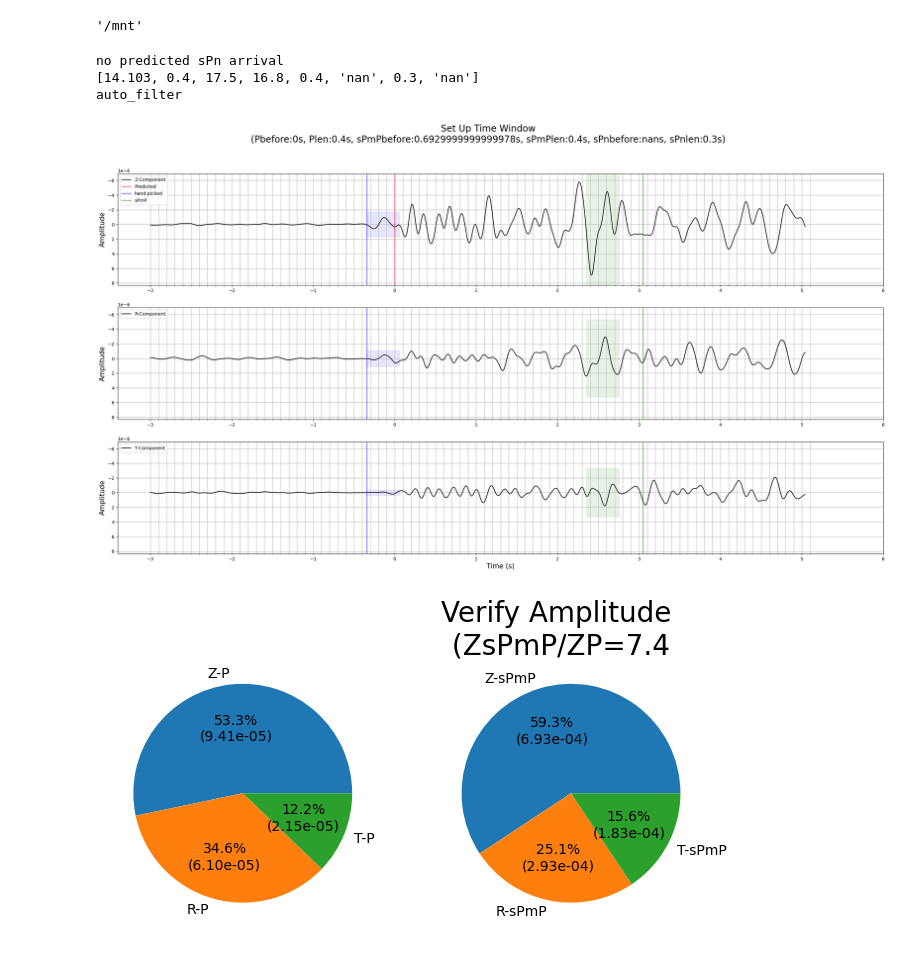
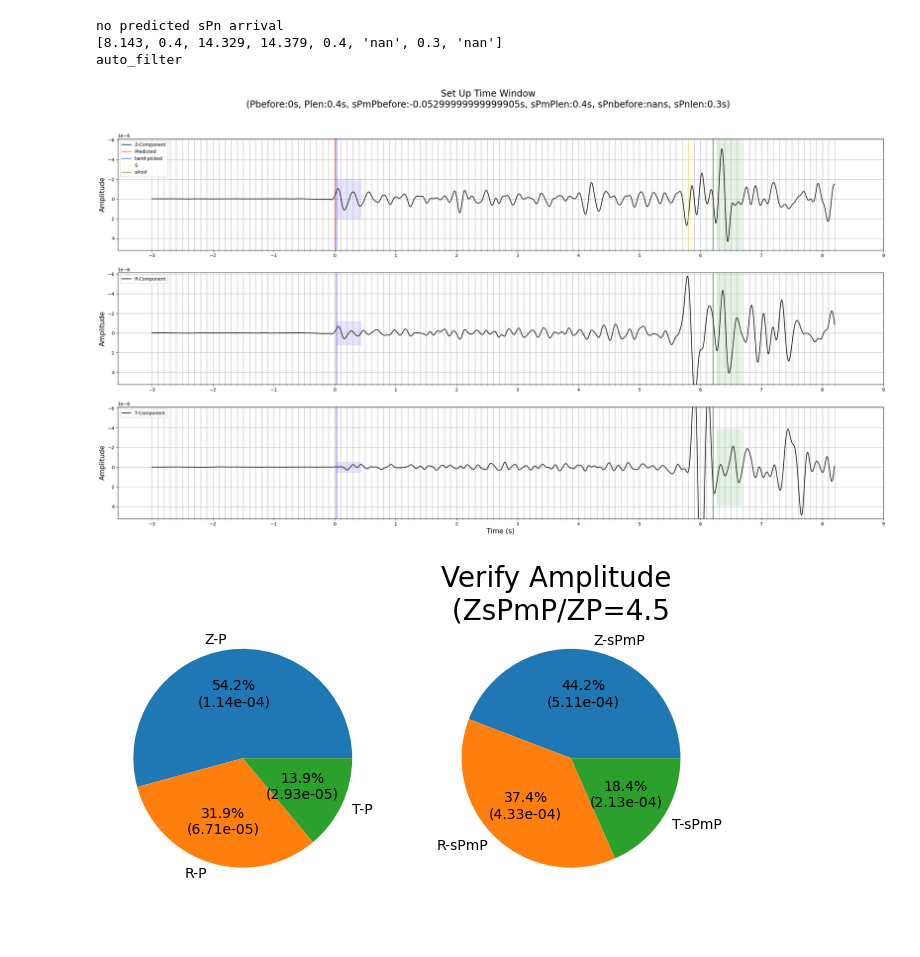
Before and after one commit to youzhiw/sp-project, a Jupyter notebook: notebooks/2. Simplified step 9 altered for batch checking.ipynb, the cells around one changed output. Saved outputs shown, nothing was run; the diff lists cells and outputs as text; code cells hidden in the pictures.

```diff
--- a/notebooks/2. Simplified step 9 altered for batch checking.ipynb
+++ b/notebooks/2. Simplified step 9 altered for batch checking.ipynb
@@ -5,9 +16,0 @@ import sys
-# %%
-os.chdir("/mnt")
-ddir = f"/mnt/c/Users/youzh/Documents/My documents(not synced)/sP_Workflow"
-data_sac = f"{ddir}/Download/SAC"
-wdir = f"{ddir}/Download/Verified"
-jdir = f"{ddir}/judge"
-os.getcwd()
-# %% [output]
-'/mnt'
@@ -19,5 +17,5 @@ from helperFuncs import *
 # %%
-evtid =13
+evtid = 101
 
 with open(f"{ddir}/judge/combined.txt","r") as files:
     #print("something")
@@ -36,33 +34,33 @@ with open(f"{ddir}/judge/combined.txt","r") as files:
 inpath = os.path.join(data_sac, evt)
 os.chdir(inpath)
 #print(glob.glob(f"{sta}*[RTZ].SAC.bp.cut"))
 
 st = obspy.read(f"{sta}*[RTZ].SAC.bp.cut")
 #print(len(st[2].data))
 #st.plot()
 sachd = st[0].stats.sac
 p_len = 0.4
 sPmP_len = 0.4
 sPn_len = 0.3
 SRsPmP = 1
 SRsPn = 1
 snr = 20
 # Tp = -st[0].stats.sac.o-0.4
 # TsPmP = 4.7
 # TsPn = float("nan")
 
 results = auto_filter(st, Tp, p_len, sPmP_len, sPn_len, SRsPmP, SRsPn, snr)
 print(results)
 if results != False:
     print("auto_filter")
     Tp, p_len, PTsPmP, TsPmP_autorefined, sPmP_len, PTsPn, sPn_len, TsPn_autorefined = results
     plot_graphs(st, Tp, TsPmP, TsPn, p_len, sPmP_len, sPn_len, TsPmP_autorefined, TsPn_autorefined)
 else:
     print("no signal found")
     plot_graphs(st, Tp, TsPmP, TsPn, p_len, sPmP_len, sPn_len, TsPmP, TsPn)
 # %% [output]
 no predicted sPn arrival
-[14.103, 0.4, 17.5, 16.8, 0.4, 'nan', 0.3, 'nan']
+[8.143, 0.4, 14.329, 14.379, 0.4, 'nan', 0.3, 'nan']
 auto_filter
-[figure, old version]
+[figure, new version]
-[figure, old version]
+[figure, new version]
```
Also changed, not shown: parts of 4 cells of this notebook, 10 other files.
